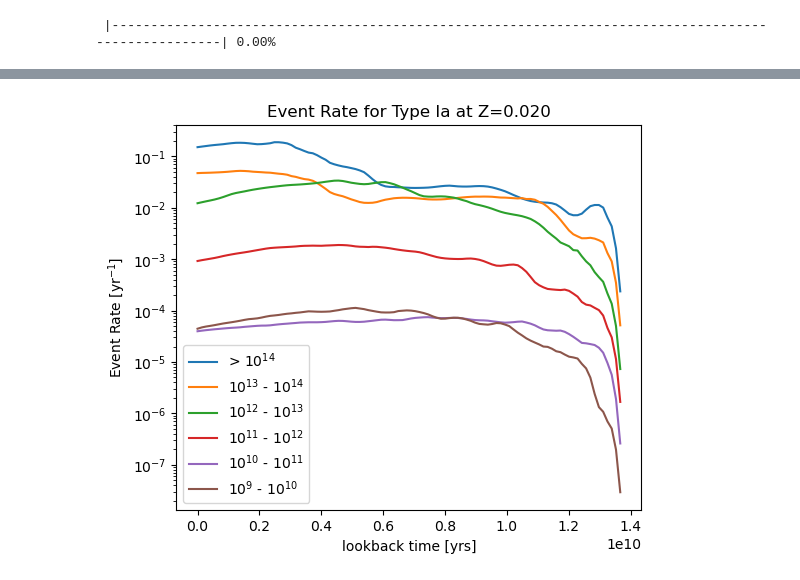
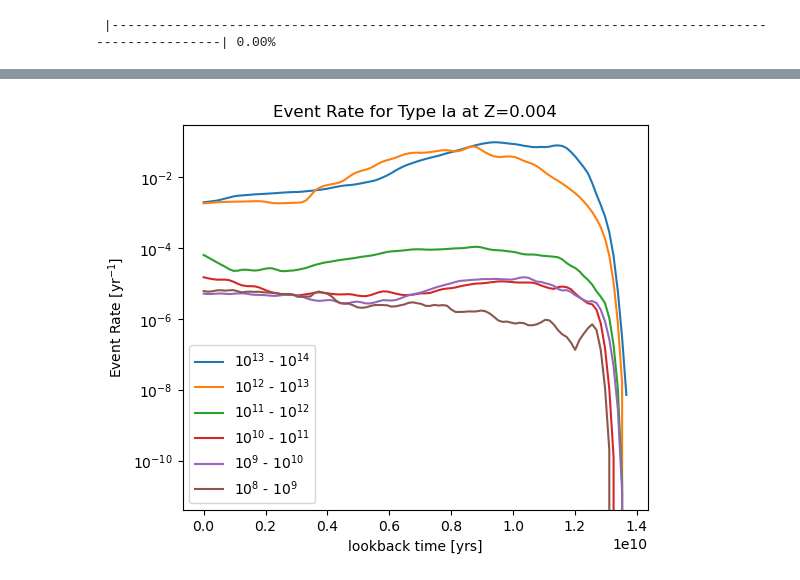
Before and after one commit to NicholaCharlton/Y4_Project, a Jupyter notebook: Nichola/Galaxy Evolution/Transient Event Rates per Galaxy.ipynb, the cells around one changed output, grey strips where cells are left out. Saved outputs shown, nothing was run; the diff lists cells and outputs as text; code cells hidden in the pictures.

```diff
--- a/Nichola/Galaxy Evolution/Transient Event Rates per Galaxy.ipynb
+++ b/Nichola/Galaxy Evolution/Transient Event Rates per Galaxy.ipynb
@@ -278,6 +274,6 @@ plt.show()
 # %%
 SFR5 = []
-with open('./mass5_metallicity.txt', newline='') as csvfile:
+with open('./mass5_specific_met.txt', newline='') as csvfile:
     reader = csv.reader(csvfile, delimiter=',')
     for row in reader:
         SFR5.append(row)
@@ -286,7 +282,7 @@ for subhalo in range(len(SFR5)):
     SFR5_Z[subhalo] = [float(num) for num in SFR5[subhalo]]
 
 for index in range(len(SFR5_Z)):
-    SFR5_Z[index] = np.array(SFR5_Z[index])
+    SFR5_Z[index] = np.array(SFR5_Z[index][::-1])
 SFR5_Z = np.array([SFR5_Z])
 
 out5, edges5 = er_csp.grid_over_time(SFR5_Z, lookback_time, event_types , 100, return_time_edges=True)
@@ -322,6 +318,6 @@ plt.show()
 # %%
 SFR6 = []
-with open('./mass6_metallicity.txt', newline='') as csvfile:
+with open('./mass6_specific_met.txt', newline='') as csvfile:
     reader = csv.reader(csvfile, delimiter=',')
     for row in reader:
         SFR6.append(row)
@@ -330,7 +326,7 @@ for subhalo in range(len(SFR6)):
     SFR6_Z[subhalo] = [float(num) for num in SFR6[subhalo]]
 
 for index in range(len(SFR6_Z)):
-    SFR6_Z[index] = np.array(SFR6_Z[index])
+    SFR6_Z[index] = np.array(SFR6_Z[index][::-1])
 SFR6_Z = np.array([SFR6_Z])
 
 out6, edges6 = er_csp.grid_over_time(SFR6_Z, lookback_time, event_types , 100, return_time_edges=True)
@@ -365,0 +362,17 @@ plt.show()
+# %%
+SFR7 = []
+with open('./mass7_specific_met.txt', newline='') as csvfile:
+    reader = csv.reader(csvfile, delimiter=',')
+    for row in reader:
+        SFR7.append(row)
+SFR7_Z = [[], [], [], [], [], [], [], [], [], [], [], [], []]
+for subhalo in range(len(SFR7)):
+    SFR7_Z[subhalo] = [float(num) for num in SFR7[subhalo]]
+
+for index in range(len(SFR7_Z)):
+    SFR7_Z[index] = np.array(SFR7_Z[index][::-1])
+SFR7_Z = np.array([SFR7_Z])
+
+out7, edges7 = er_csp.grid_over_time(SFR7_Z, lookback_time, event_types , 100, return_time_edges=True)
+out7 = out7[0]
+edges7 = edges7[:-1]
@@ -366,28 +406,30 @@ plt.show()
 # %%
 # Comparing transient event rates between masses
 # %%
-met_index = 10
+met_index = 5
 transient_type = 0
 
 fig = plt.figure(figsize=(6,5))
-plt.plot(edges1, out1[:,transient_type][met_index], label='> 10$^{14}$')
+#plt.plot(edges1, out1[:,transient_type][met_index], label='> 10$^{14}$')
 plt.plot(edges2, out2[:,transient_type][met_index], label='10$^{13}$ - 10$^{14}$')
 plt.plot(edges3, out3[:,transient_type][met_index], label='10$^{12}$ - 10$^{13}$')
 plt.plot(edges4, out4[:,transient_type][met_index], label='10$^{11}$ - 10$^{12}$')
 plt.plot(edges5, out5[:,transient_type][met_index], label='10$^{10}$ - 10$^{11}$')
 plt.plot(edges6, out6[:,transient_type][met_index], label='10$^{9}$ - 10$^{10}$')
+plt.plot(edges7, out7[:,transient_type][met_index], label='10$^{8}$ - 10$^{9}$')
 #plt.plot(edges1, out1[:,1:5][met_index].sum(axis=0), label='> 10$^{14}$')
-#plt.plot(edges2, out2[:,1:5][met_index].sum(axis=0), label='10$^{13}$ - 10$^{14}$')
-#plt.plot(edges3, out3[:,1:5][met_index].sum(axis=0), label='10$^{12}$ - 10$^{13}$')
-#plt.plot(edges4, out4[:,1:5][met_index].sum(axis=0), label='10$^{11}$ - 10$^{12}$')
-#plt.plot(edges5, out5[:,1:5][met_index].sum(axis=0), label='10$^{10}$ - 10$^{11}$')
-#plt.plot(edges6, out6[:,1:5][met_index].sum(axis=0), label='10$^{9}$ - 10$^{10}$')
+#plt.plot(SFH.attrs['redshift'], out2[:,1:5][met_index].sum(axis=0), label='10$^{13}$ - 10$^{14}$')
+#plt.plot(SFH.attrs['redshift'], out3[:,1:5][met_index].sum(axis=0), label='10$^{12}$ - 10$^{13}$')
+#plt.plot(SFH.attrs['redshift'], out4[:,1:5][met_index].sum(axis=0), label='10$^{11}$ - 10$^{12}$')
+#plt.plot(SFH.attrs['redshift'], out5[:,1:5][met_index].sum(axis=0), label='10$^{10}$ - 10$^{11}$')
+#plt.plot(SFH.attrs['redshift'], out6[:,1:5][met_index].sum(axis=0), label='10$^{9}$ - 10$^{10}$')
+#plt.plot(SFH.attrs['redshift'], out7[:,1:5][met_index].sum(axis=0), label='10$^{8}$ - 10$^{9}$')
 plt.yscale('log')
-#plt.xlim(0,15)
+#plt.xlim(0,5)
 plt.xlabel('lookback time [yrs]')
 plt.ylabel(r"Event Rate [yr$^{-1}$]")
 plt.title(r"Event Rate for "+transient_types[transient_type]+" at "+met_indicies[met_index])
 plt.legend()
 plt.show()
 # %% [output]
-[figure, old version]
+[figure, new version]
```
Also changed, not shown: parts of 17 cells of this notebook.
